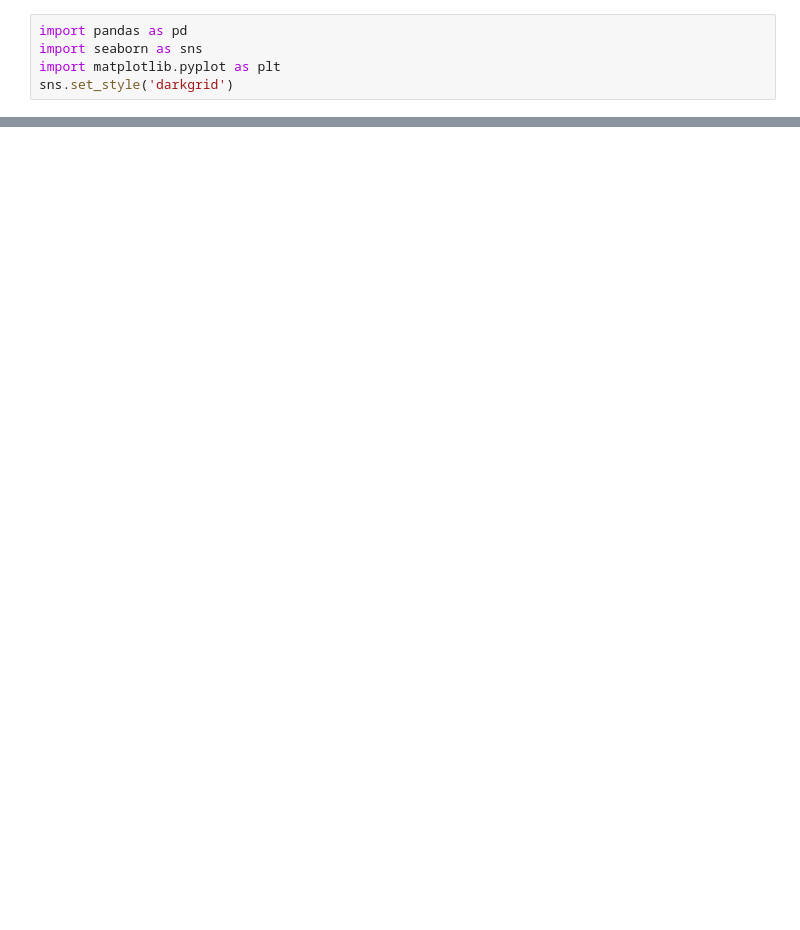
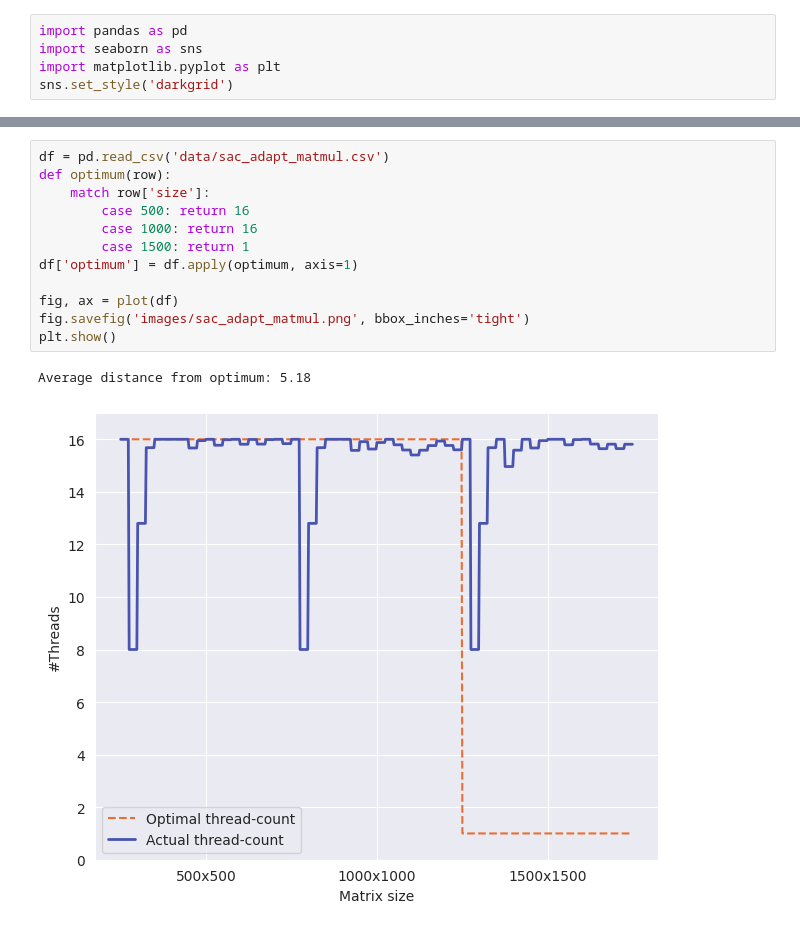
Before and after one commit to JordyAaldering/mtdynamic, a Jupyter notebook: adapt.ipynb, the cells around one changed output, grey strips where cells are left out. Cells and saved outputs as stored; diff of their text form; blank space fills up the shorter version.

```diff
--- a/adapt.ipynb
+++ b/adapt.ipynb
@@ -130,0 +82,15 @@ Average distance from optimum: 2.1443
+# %%
+df = pd.read_csv('data/sac_adapt_matmul.csv')
+def optimum(row):
+    match row['size']:
+        case 500: return 16
+        case 1000: return 16
+        case 1500: return 1
+df['optimum'] = df.apply(optimum, axis=1)
+
+fig, ax = plot(df)
+fig.savefig('images/sac_adapt_matmul.png', bbox_inches='tight')
+plt.show()
+# %% [output]
+Average distance from optimum: 5.18
+[figure, added]
```
Also changed, not shown: parts of 7 cells of this notebook, 7 other files.
